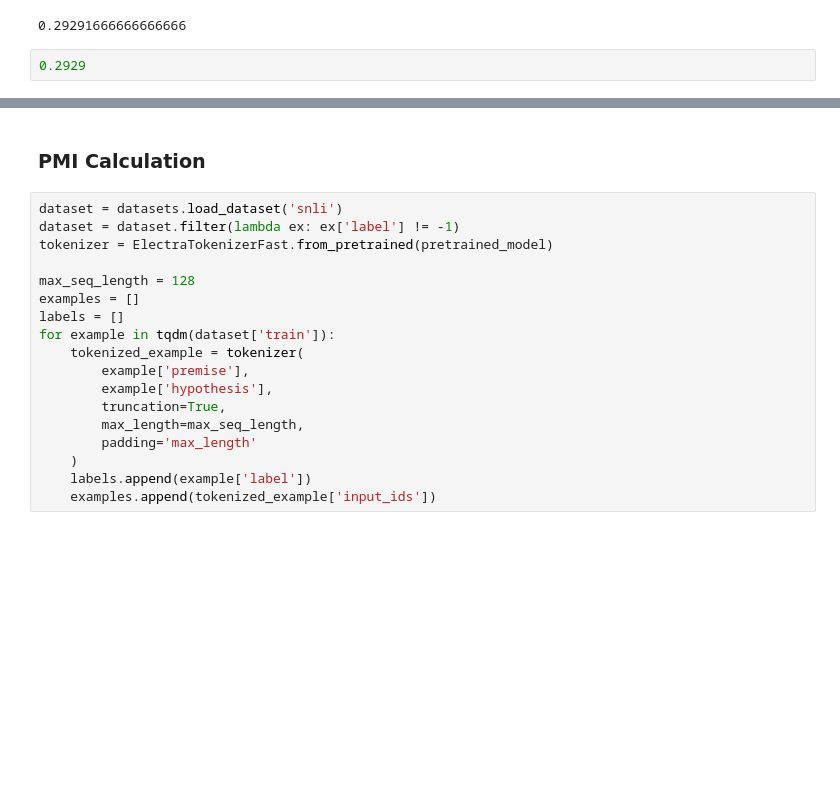
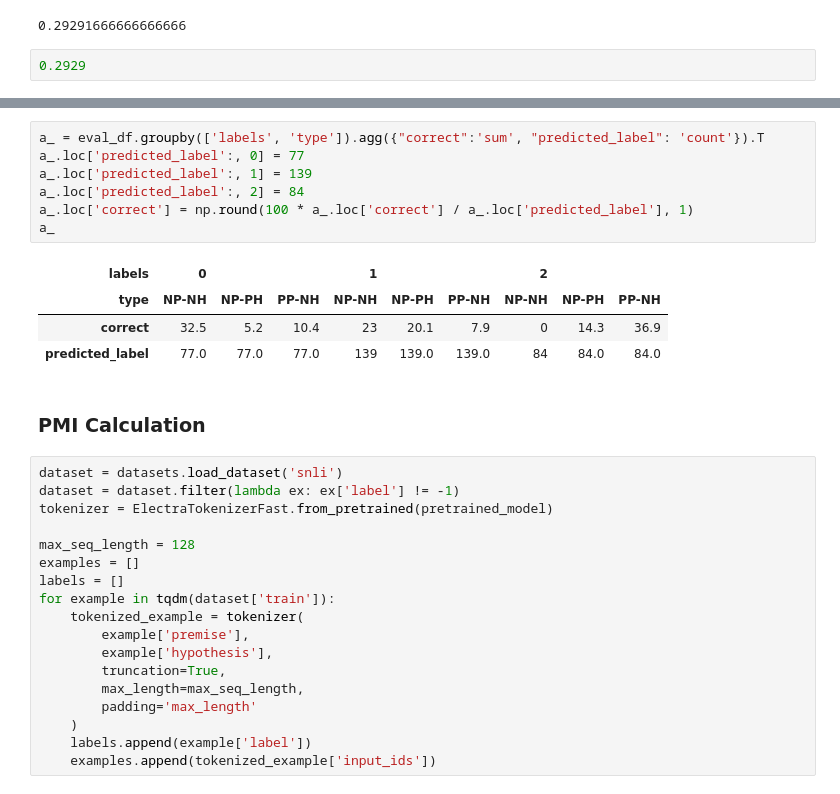
Before and after one commit to Serebryanskiy/nli, a Jupyter notebook: snli.ipynb, the cells around one changed output, grey strips where cells are left out. Saved outputs shown, nothing was run; the diff lists cells and outputs as text; blank space fills up the shorter version.

```diff
--- a/snli.ipynb
+++ b/snli.ipynb
@@ -371,3 +554,15 @@ eval_df.correct.sum() / len(eval_df)
+# %%
+a_ = eval_df.groupby(['labels', 'type']).agg({"correct":'sum', "predicted_label": 'count'}).T
+a_.loc['predicted_label':, 0] = 77
+a_.loc['predicted_label':, 1] = 139
+a_.loc['predicted_label':, 2] = 84
+a_.loc['correct'] = np.round(100 * a_.loc['correct'] / a_.loc['predicted_label'], 1)
+a_
+# %% [output]
+| labels | 0 |  |  | 1 |  |  | 2 |  |  |
+| type | NP-NH | NP-PH | PP-NH | NP-NH | NP-PH | PP-NH | NP-NH | NP-PH | PP-NH |
+| correct | 32.5 | 5.2 | 10.4 | 23 | 20.1 | 7.9 | 0 | 14.3 | 36.9 |
+| predicted_label | 77.0 | 77.0 | 77.0 | 139 | 139.0 | 139.0 | 84 | 84.0 | 84.0 |
 # %% [markdown]
 ### PMI Calculation
 # %%
```
Also changed, not shown: parts of 53 cells of this notebook.
